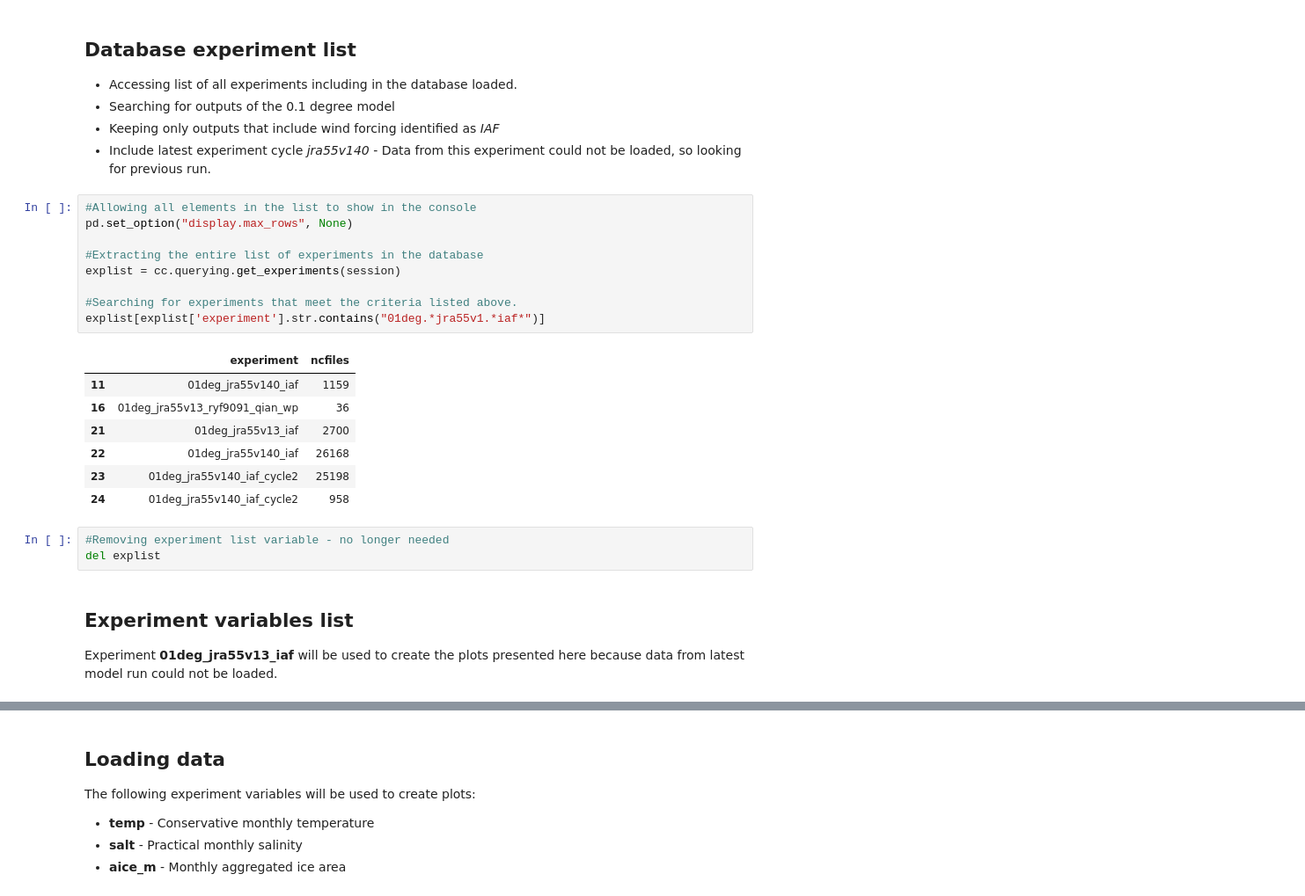
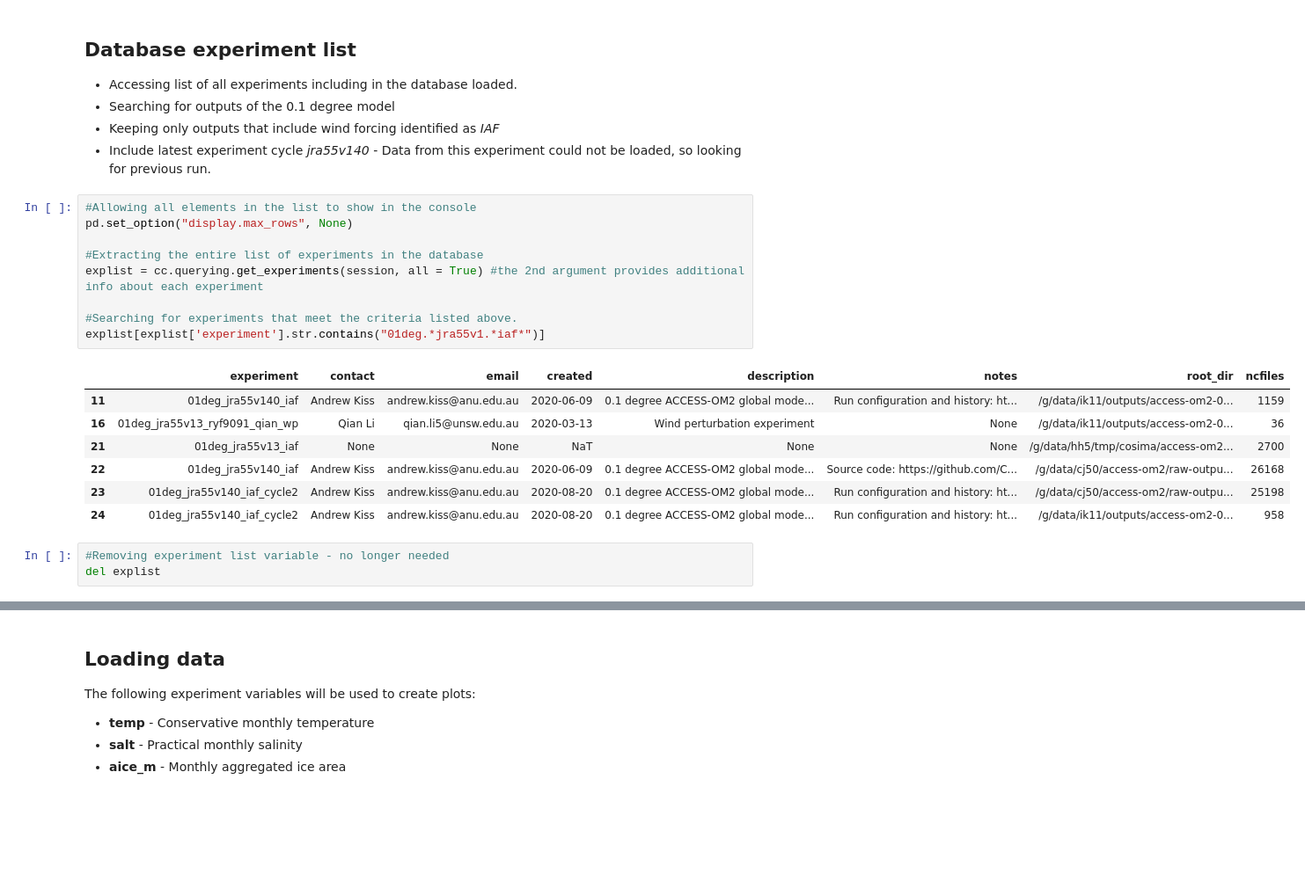
Before and after one commit to lidefi87/ACCESS_scripts_DFA, a Jupyter notebook: Scripts/0_PlottingData.ipynb, the cells around one changed output, grey strips where cells are left out. Shown at 88% size. Saved outputs shown, nothing was run; the diff lists cells and outputs as text; blank space fills up the shorter version.

```diff
--- a/Scripts/0_PlottingData.ipynb
+++ b/Scripts/0_PlottingData.ipynb
@@ -44,23 +44,20 @@ session = cc.database.create_session()
 # %%
 #Allowing all elements in the list to show in the console
 pd.set_option("display.max_rows", None)
 
 #Extracting the entire list of experiments in the database
-explist = cc.querying.get_experiments(session)
+explist = cc.querying.get_experiments(session, all = True) #the 2nd argument provides additional info about each experiment
 
 #Searching for experiments that meet the criteria listed above.
 explist[explist['experiment'].str.contains("01deg.*jra55v1.*iaf*")]
 # %% [output]
-|  | experiment | ncfiles |
-| 11 | 01deg_jra55v140_iaf | 1159 |
-| 16 | 01deg_jra55v13_ryf9091_qian_wp | 36 |
-| 21 | 01deg_jra55v13_iaf | 2700 |
-| 22 | 01deg_jra55v140_iaf | 26168 |
-| 23 | 01deg_jra55v140_iaf_cycle2 | 25198 |
-| 24 | 01deg_jra55v140_iaf_cycle2 | 958 |
+|  | experiment | contact | email | created | description | notes | root_dir | ncfiles |
+| 11 | 01deg_jra55v140_iaf | Andrew Kiss | andrew.kiss@anu.edu.au | 2020-06-09 | 0.1 degree ACCESS-OM2 global mode... | Run configuration and history: ht... | /g/data/ik11/outputs/access-om2-0... | 1159 |
+| 16 | 01deg_jra55v13_ryf9091_qian_wp | Qian Li | qian.li5@unsw.edu.au | 2020-03-13 | Wind perturbation experiment | None | /g/data/ik11/outputs/access-om2-0... | 36 |
+| 21 | 01deg_jra55v13_iaf | None | None | NaT | None | None | /g/data/hh5/tmp/cosima/access-om2... | 2700 |
+| 22 | 01deg_jra55v140_iaf | Andrew Kiss | andrew.kiss@anu.edu.au | 2020-06-09 | 0.1 degree ACCESS-OM2 global mode... | Source code: https://github.com/C... | /g/data/cj50/access-om2/raw-outpu... | 26168 |
+| 23 | 01deg_jra55v140_iaf_cycle2 | Andrew Kiss | andrew.kiss@anu.edu.au | 2020-08-20 | 0.1 degree ACCESS-OM2 global mode... | Run configuration and history: ht... | /g/data/cj50/access-om2/raw-outpu... | 25198 |
+| 24 | 01deg_jra55v140_iaf_cycle2 | Andrew Kiss | andrew.kiss@anu.edu.au | 2020-08-20 | 0.1 degree ACCESS-OM2 global mode... | Run configuration and history: ht... | /g/data/ik11/outputs/access-om2-0... | 958 |
 # %%
 #Removing experiment list variable - no longer needed
 del explist
-# %% [markdown]
-## Experiment variables list
-Experiment **01deg_jra55v13_iaf** will be used to create the plots presented here because data from latest model run could not be loaded.
```
Also changed, not shown: parts of 9 cells of this notebook, 7 other files.
